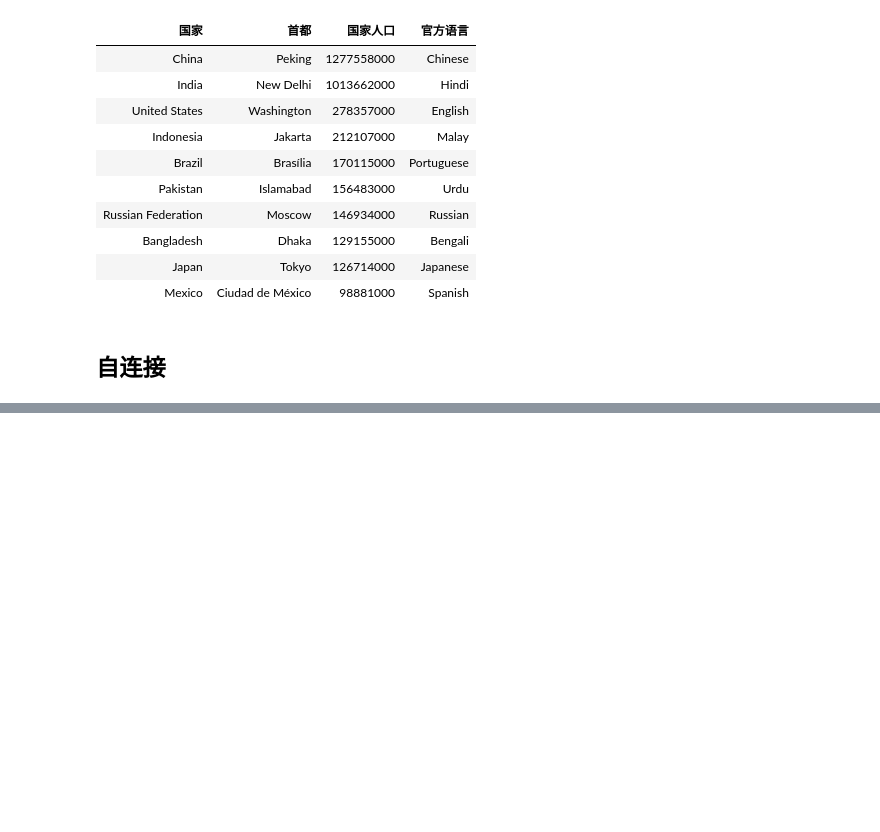
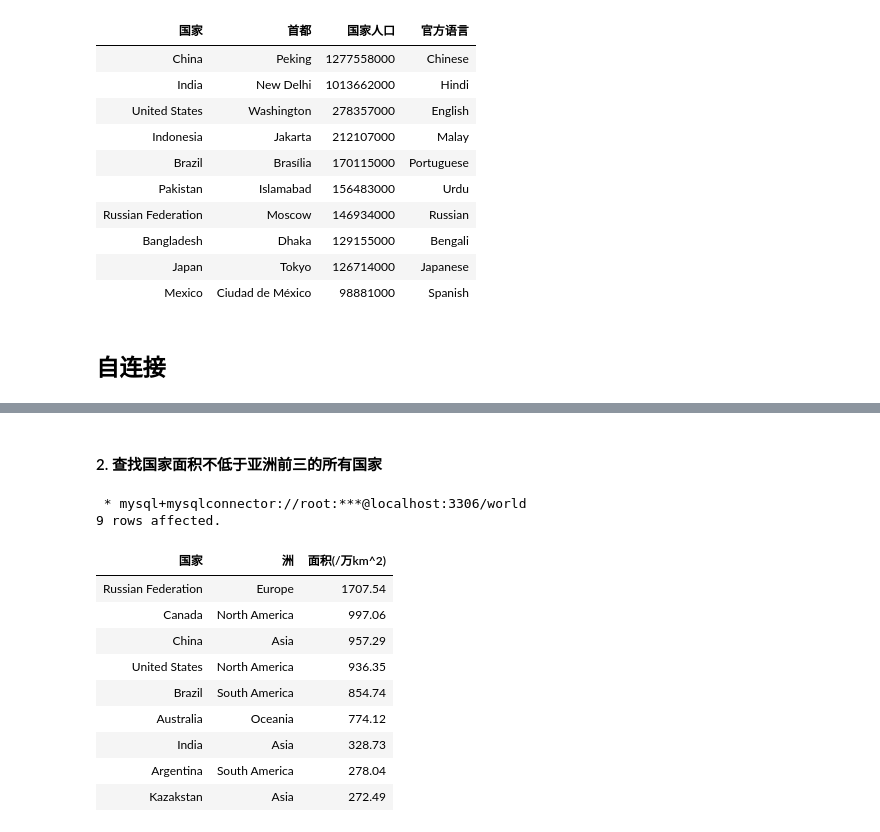
Before and after one commit to Rookie-CS/SQL, a Jupyter notebook: 37-50.基础-多表查询.ipynb, the cells around one changed output, grey strips where cells are left out. Cells and saved outputs as stored; diff of their text form; code cells hidden in the pictures; blank space fills up the shorter version.

```diff
--- a/37-50.基础-多表查询.ipynb
+++ b/37-50.基础-多表查询.ipynb
@@ -171,0 +307,42 @@ LIMIT
+# %% [markdown]
+#### 2. 查找国家面积不低于亚洲前三的所有国家
+# %%
+%%sql
+SELECT
+    Name 国家, Continent 洲, ROUND(SurfaceArea/10000, 2) '面积(/万km^2)'
+FROM
+    country
+WHERE
+    SurfaceArea >= SOME (
+        SELECT
+            SurfaceArea
+        FROM
+        (
+            SELECT
+                SurfaceArea
+            FROM
+                country
+            WHERE
+                Continent = 'Asia'
+            ORDER BY
+                SurfaceArea DESC
+            LIMIT
+                3
+        ) Three
+    )
+    AND Name != Continent   -- 国家为洲的特殊数据排除
+ORDER BY
+    SurfaceArea DESC;
+# %% [output]
+ * mysql+mysqlconnector://root:***@localhost:3306/world
+9 rows affected.
+| 国家 | 洲 | 面积(/万km^2) |
+| Russian Federation | Europe | 1707.54 |
+| Canada | North America | 997.06 |
+| China | Asia | 957.29 |
+| United States | North America | 936.35 |
+| Brazil | South America | 854.74 |
+| Australia | Oceania | 774.12 |
+| India | Asia | 328.73 |
+| Argentina | South America | 278.04 |
+| Kazakstan | Asia | 272.49 |
```
Also changed, not shown: parts of 28 cells of this notebook, 3 other files.
